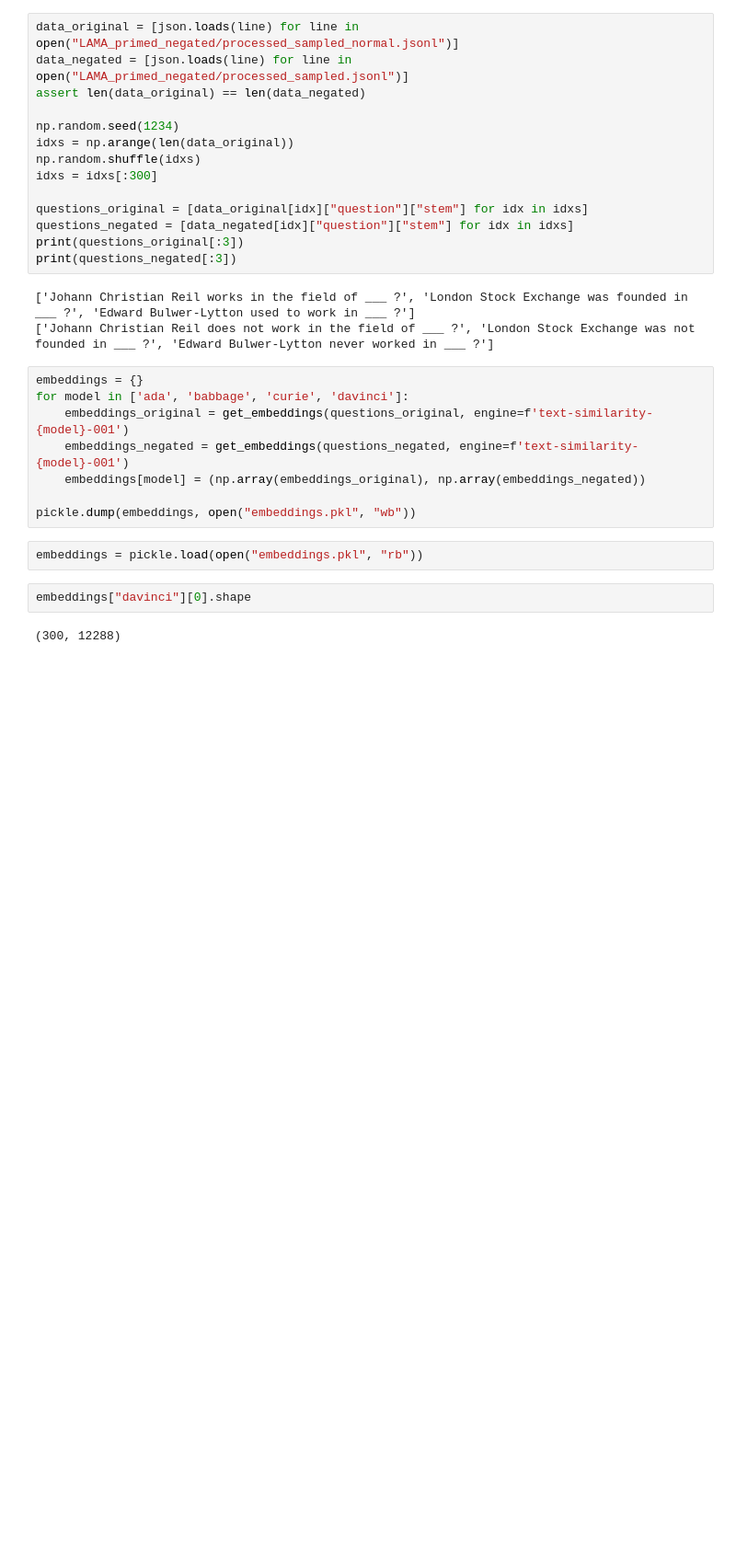
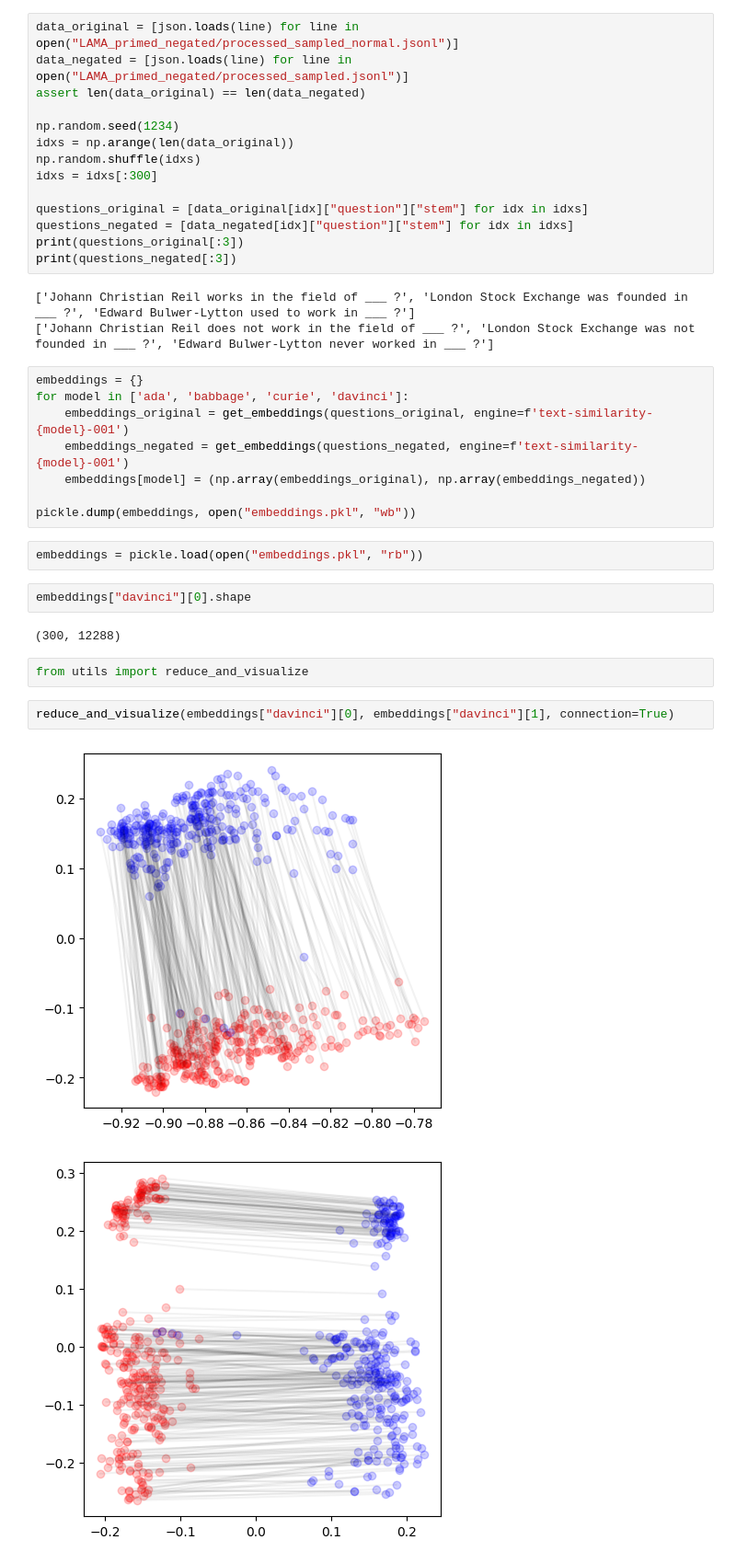
Before and after one commit to yuhui-zh15/InverseScaling, a Jupyter notebook: eval_pipeline/analyze_embedding_space.ipynb, the cells around one changed output. Shown at 92% size. Saved outputs shown, nothing was run; the diff lists cells and outputs as text; blank space fills up the shorter version.

Commit message:
analyze embedding space

```diff
--- a/eval_pipeline/analyze_embedding_space.ipynb
+++ b/eval_pipeline/analyze_embedding_space.ipynb
@@ -38,3 +38,10 @@ embeddings = pickle.load(open("embeddings.pkl", "rb"))
 embeddings["davinci"][0].shape
 # %% [output]
 (300, 12288)
+# %%
+from utils import reduce_and_visualize
+# %%
+reduce_and_visualize(embeddings["davinci"][0], embeddings["davinci"][1], connection=True)
+# %% [output]
+[figure, added]
+[figure, added]
```
Also changed, not shown: parts of 4 cells of this notebook, 1 other file.
